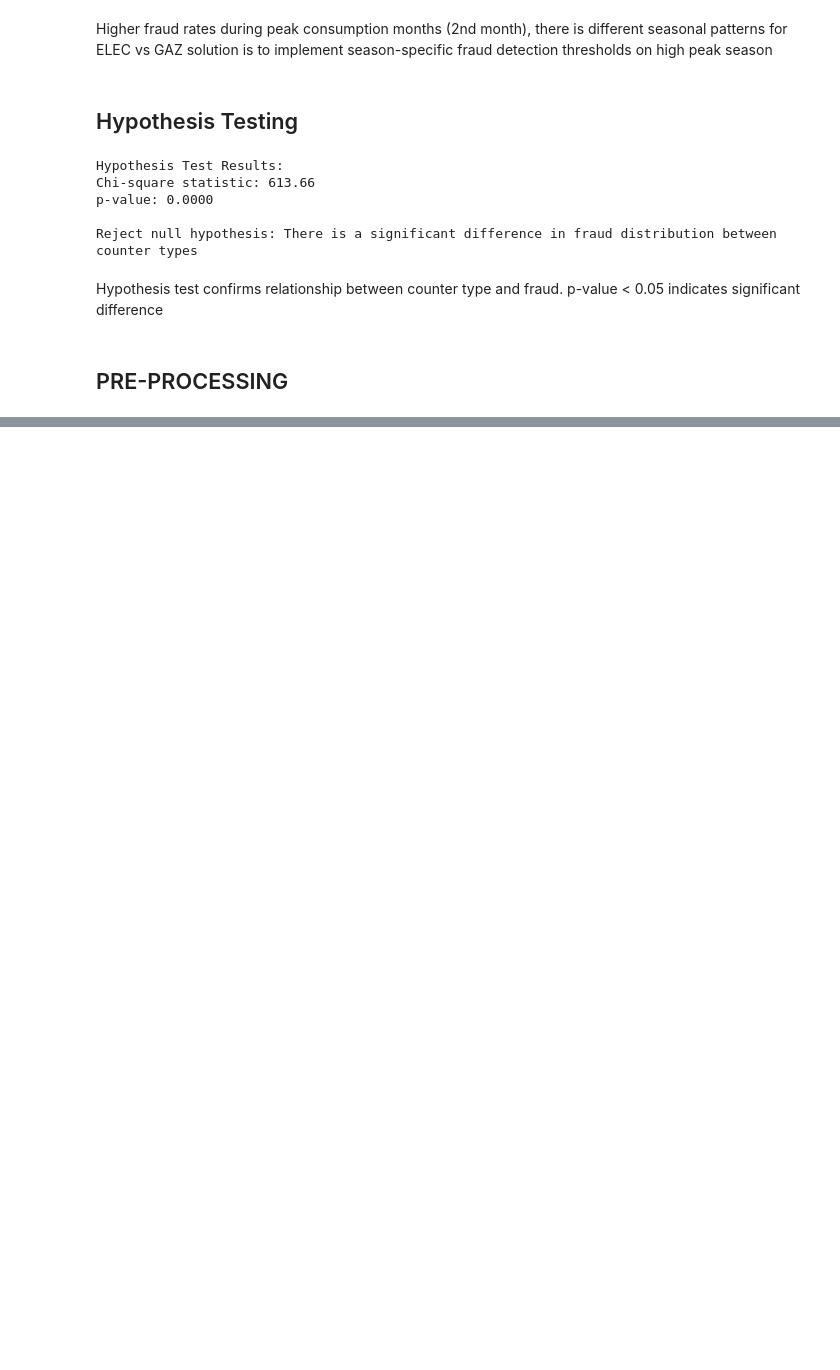
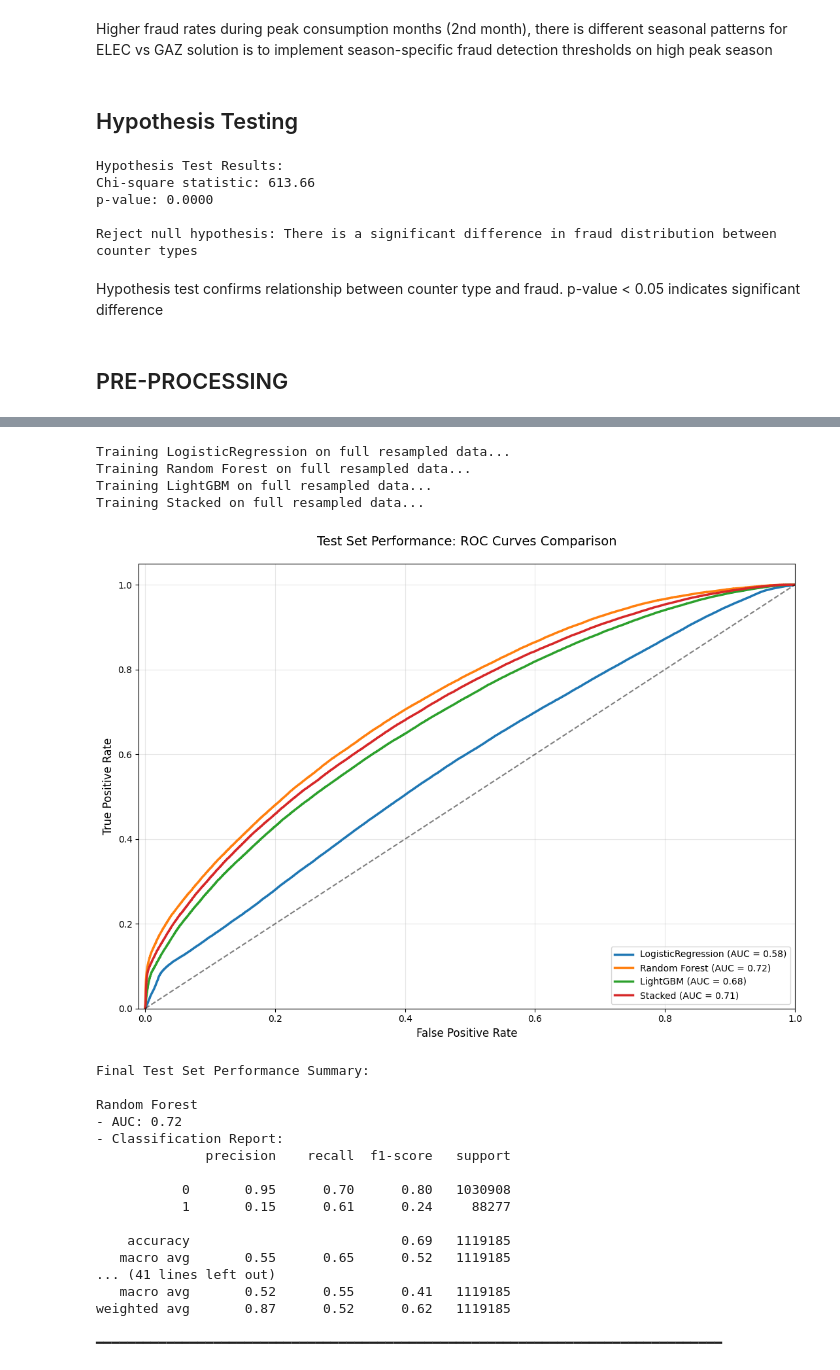
Before and after one commit to Code-str8/customer-frauds-detection, a Jupyter notebook: fraud_detection.ipynb, the cells around one changed output, grey strips where cells are left out. Cells and saved outputs as stored; diff of their text form; code cells hidden in the pictures; blank space fills up the shorter version.

Commit message:
model update

```diff
--- a/fraud_detection.ipynb
+++ b/fraud_detection.ipynb
@@ -800,0 +1017,80 @@ preprocessor = ColumnTransformer(
+# %%
+# model test predict
+for name, model_info in cv_results.items():
+    print(f"Training {name} on full resampled data...")
+    model_info['model'].fit(X_resampled, y_resampled)
+
+
+results = {}
+plt.figure(figsize=(11, 8))
+colors = ['#1f77b4', '#ff7f0e', '#2ca02c', '#d62728']
+
+for idx, (name, model_info) in enumerate(cv_results.items()):
+    model = model_info['model']
+
+    try:
+        y_pred_proba = model.predict_proba(X_test_preprocessed)[:, 1]
+        y_pred = model.predict(X_test_preprocessed)
+    except AttributeError:
+        print(f"Skipping {name} - no predict_proba method")
+        continue
+
+    # metrics
+    fpr, tpr, _ = roc_curve(y_test, y_pred_proba)
+    roc_auc = auc(fpr, tpr)
+
+    # results
+    results[name] = {
+        'auc': roc_auc,
+        'fpr': fpr,
+        'tpr': tpr,
+        'report': classification_report(y_test, y_pred)
+    }
+
+    # Plot ROC curve
+    plt.plot(fpr, tpr, color=colors[idx % len(colors)],
+             lw=2.5, label=f'{name} (AUC = {roc_auc:.2f})')
+
+
+plt.plot([0, 1], [0, 1], 'k--', alpha=0.5)
+plt.xlim([-0.01, 1.0])
+plt.ylim([0.0, 1.05])
+plt.xlabel('False Positive Rate', fontsize=12)
+plt.ylabel('True Positive Rate', fontsize=12)
+plt.title('Test Set Performance: ROC Curves Comparison', fontsize=14, pad=20)
+plt.legend(loc='lower right', fontsize=10)
+plt.grid(True, alpha=0.3)
+plt.tight_layout()
+plt.show()
+
+print("\n\u001b[1mFinal Test Set Performance Summary:\u001b[0m")
+for name in sorted(results, key=lambda x: results[x]['auc'], reverse=True):
+    print(f"""
+\033[1m{name}\033[0m
+- AUC: {results[name]['auc']:.2f}
+- Classification Report:
+{results[name]['report']}""")
+    print("━" * 80)
+# %% [output]
+Training LogisticRegression on full resampled data...
+Training Random Forest on full resampled data...
+Training LightGBM on full resampled data...
+Training Stacked on full resampled data...
+[figure, added]
+Final Test Set Performance Summary:
+
+Random Forest
+- AUC: 0.72
+- Classification Report:
+              precision    recall  f1-score   support
+
+           0       0.95      0.70      0.80   1030908
+           1       0.15      0.61      0.24     88277
+
+    accuracy                           0.69   1119185
+   macro avg       0.55      0.65      0.52   1119185
+... (41 lines left out)
+   macro avg       0.52      0.55      0.41   1119185
+weighted avg       0.87      0.52      0.62   1119185
+
+━━━━━━━━━━━━━━━━━━━━━━━━━━━━━━━━━━━━━━━━━━━━━━━━━━━━━━━━━━━━━━━━━━━━━━━━━━━━━━━━
```
Also changed, not shown: parts of 20 cells of this notebook.
